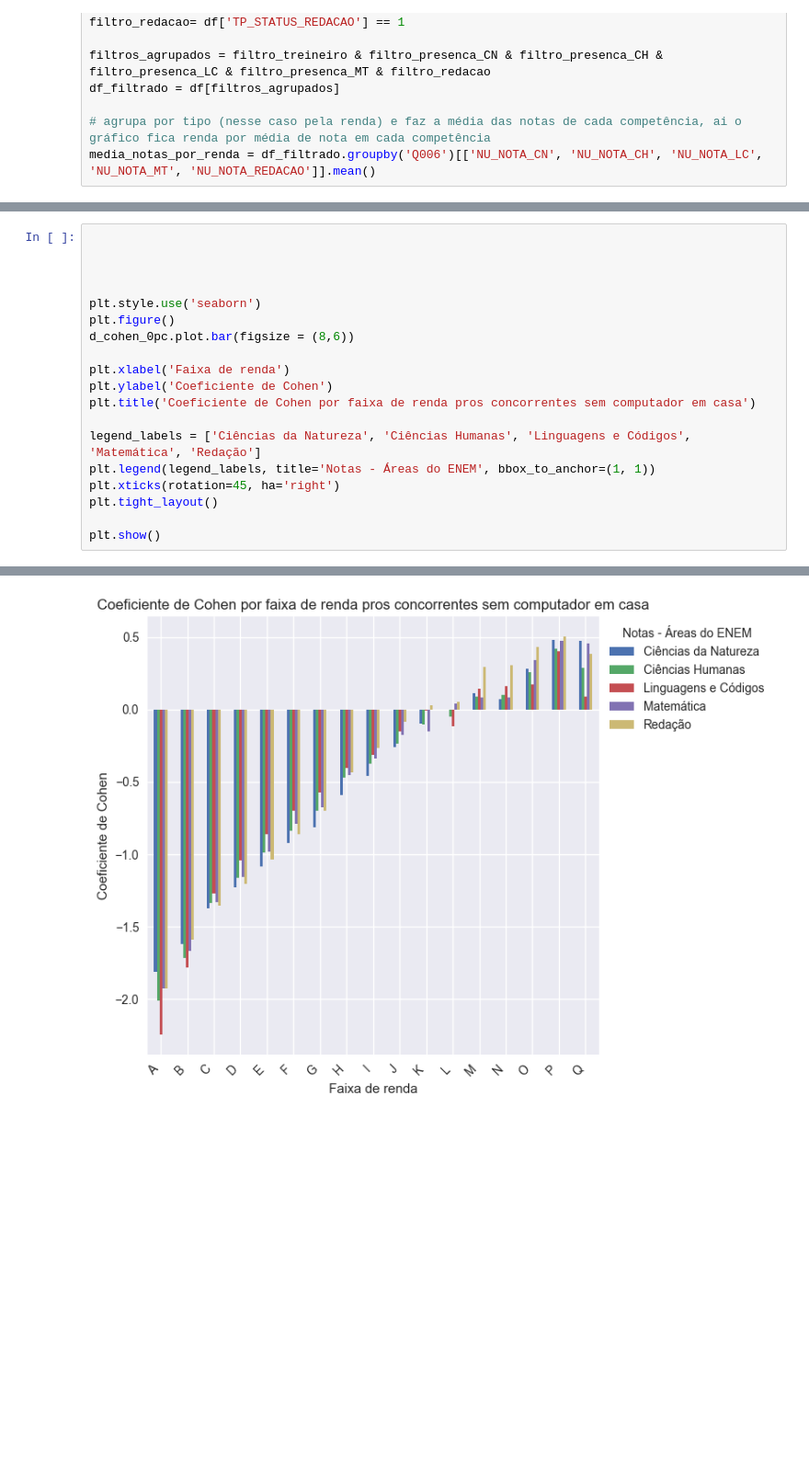
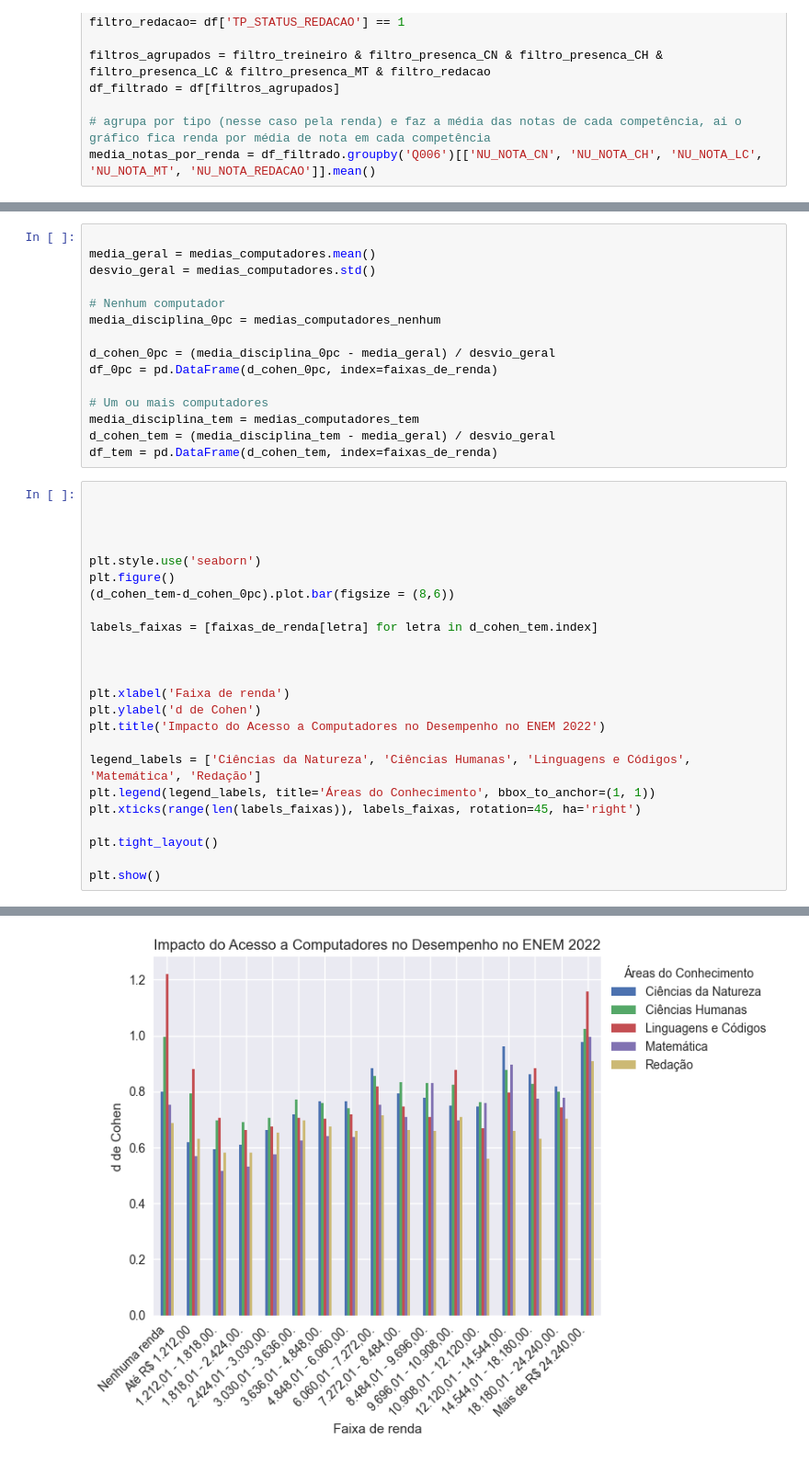
Before and after one commit to esthercaroline/APS1_CDados_tets_e_nanenena, a Jupyter notebook: aps1.ipynb, the cells around one changed output, grey strips where cells are left out. Shown at 92% size. Saved outputs shown, nothing was run; the diff lists cells and outputs as text; blank space fills up the shorter version.

```diff
--- a/aps1.ipynb
+++ b/aps1.ipynb
@@ -139,22 +129,42 @@ df_2pc = pd.DataFrame(d_cohen_2pc, index=faixas_de_renda)
+# %%
+
+media_geral = medias_computadores.mean()
+desvio_geral = medias_computadores.std()
+
+# Nenhum computador
+media_disciplina_0pc = medias_computadores_nenhum
+
+d_cohen_0pc = (media_disciplina_0pc - media_geral) / desvio_geral
+df_0pc = pd.DataFrame(d_cohen_0pc, index=faixas_de_renda)
+
+# Um ou mais computadores
+media_disciplina_tem = medias_computadores_tem
+d_cohen_tem = (media_disciplina_tem - media_geral) / desvio_geral
+df_tem = pd.DataFrame(d_cohen_tem, index=faixas_de_renda)
 # %%
 
 
 
 
 plt.style.use('seaborn')
 plt.figure()
-d_cohen_0pc.plot.bar(figsize = (8,6))
+(d_cohen_tem-d_cohen_0pc).plot.bar(figsize = (8,6))
+
+labels_faixas = [faixas_de_renda[letra] for letra in d_cohen_tem.index]
+
+
 
 plt.xlabel('Faixa de renda')
-plt.ylabel('Coeficiente de Cohen')
-plt.title('Coeficiente de Cohen por faixa de renda pros concorrentes sem computador em casa')
+plt.ylabel('d de Cohen')
+plt.title('Impacto do Acesso a Computadores no Desempenho no ENEM 2022')
 
 legend_labels = ['Ciências da Natureza', 'Ciências Humanas', 'Linguagens e Códigos', 'Matemática', 'Redação']
-plt.legend(legend_labels, title='Notas - Áreas do ENEM', bbox_to_anchor=(1, 1))
-plt.xticks(rotation=45, ha='right')
+plt.legend(legend_labels, title='Áreas do Conhecimento', bbox_to_anchor=(1, 1))
+plt.xticks(range(len(labels_faixas)), labels_faixas, rotation=45, ha='right')
+
 plt.tight_layout()
 
 plt.show()
 # %% [output]
 <Figure size 800x550 with 0 Axes>
-[figure, old version]
+[figure, new version]
```
Also changed, not shown: parts of 7 cells of this notebook.
